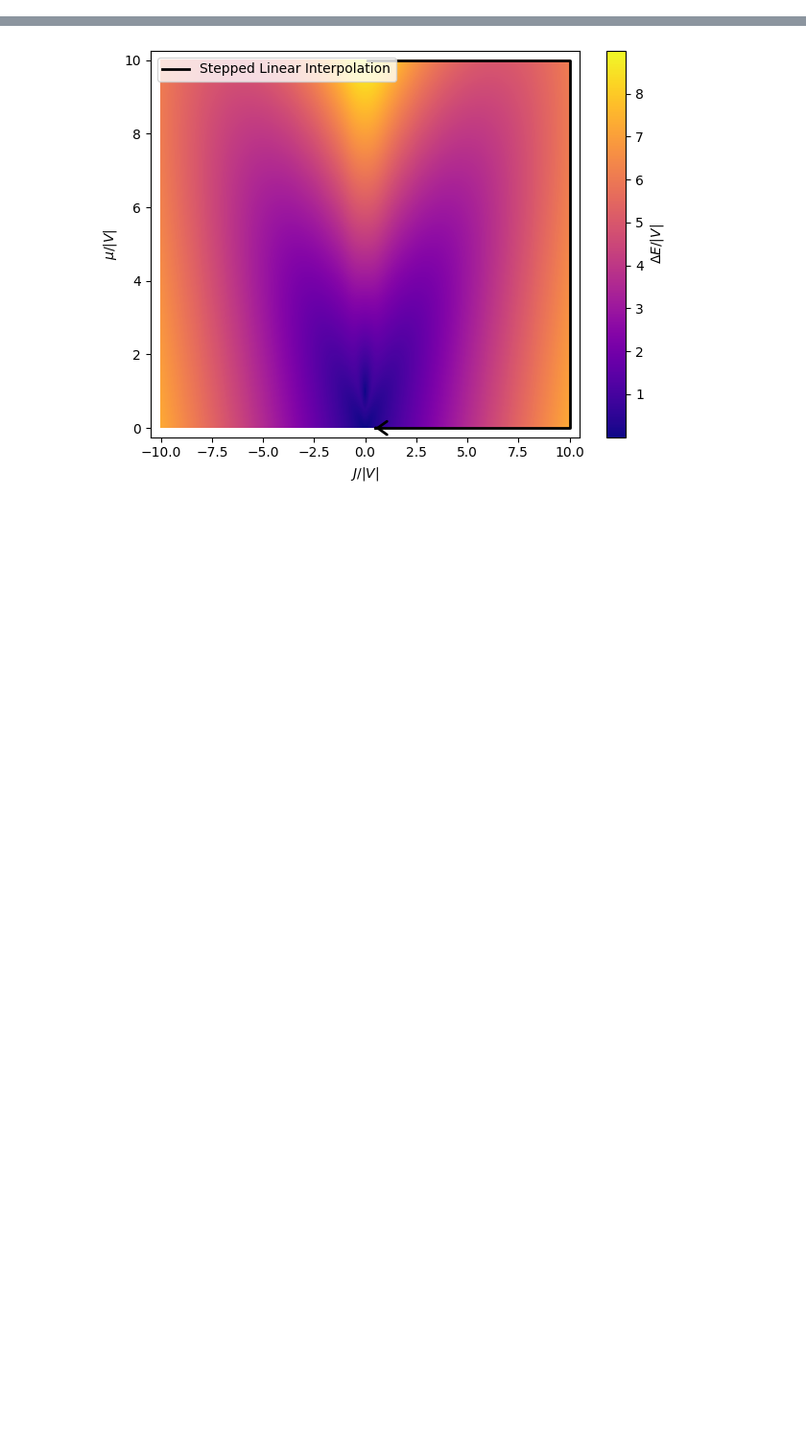
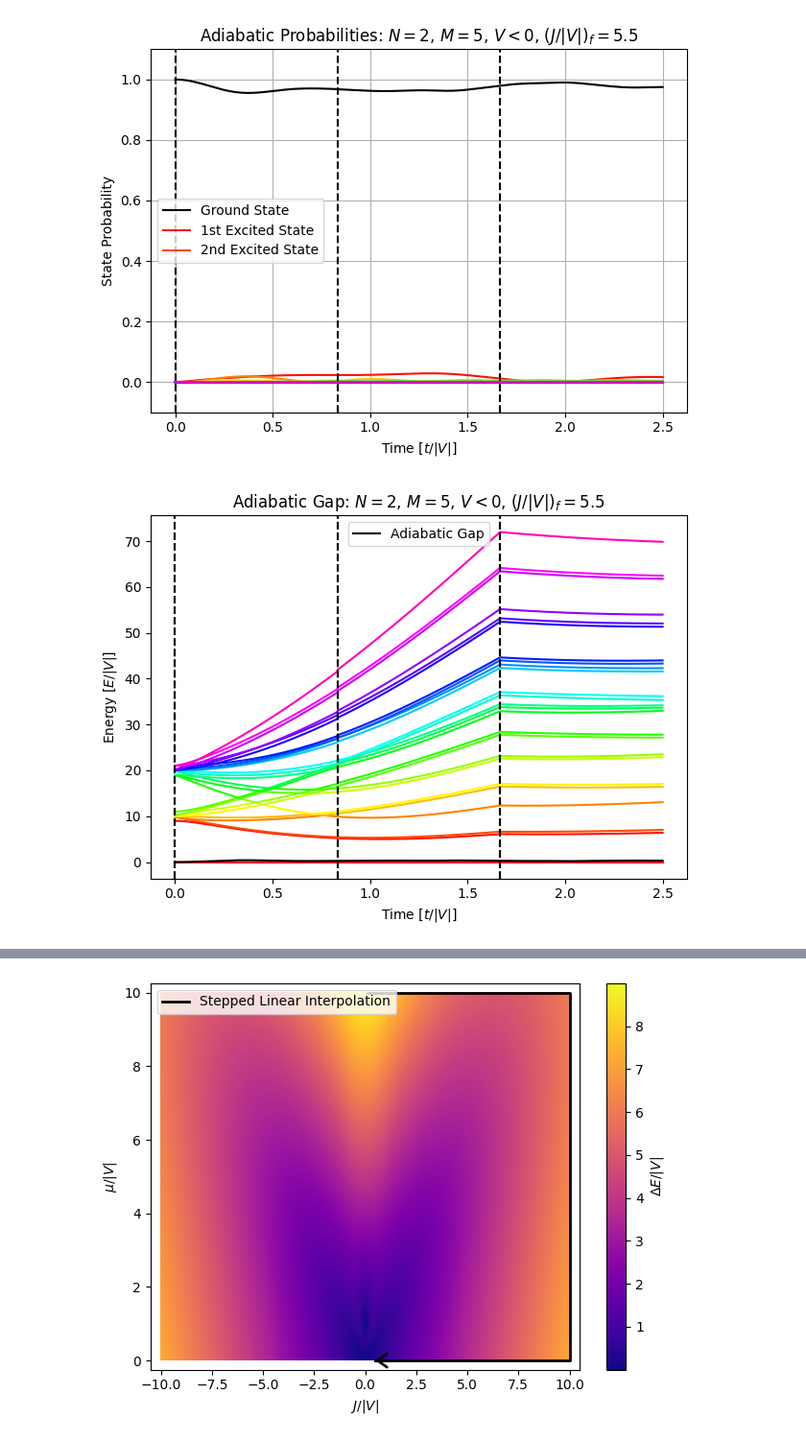
Before and after one commit to jwdesroches/synthetic_dimensions, a Jupyter notebook: adiabatic_evolution/plotting_test.ipynb, the cells around one changed output, grey strips where cells are left out. Shown at 96% size. Cells and saved outputs as stored; diff of their text form; code cells hidden in the pictures; blank space fills up the shorter version.

```diff
--- a/adiabatic_evolution/plotting_test.ipynb
+++ b/adiabatic_evolution/plotting_test.ipynb
@@ -17,22 +17,19 @@ M = 5
 V = -1
 dt = 0.01
 
-time_array = [1.25, 1.25, 1.25, 1.25]
+time_array = [2.5/3, 2.5/3, 2.5/3]
+
 J_V_ratios = [
     [0.1, 10],  # step 1
     [10, 10],   # step 2
-    [10, 2],    # step 3
-    [2, 0.5]    # step 4
+    [10, 5.5],    # step 3
 ]
 
 mu_V_ratios = [
     [10, 10],  # step 1
     [10, 0],   # step 2
     [0, 0],    # step 3
-    [0, 0]     # step 4
 ]
 
 times, J_V_ratio_routine, mu_V_ratio_routine = make_linear_stepped_routines(J_V_ratios, mu_V_ratios, time_array, dt)
-
-adiabatic_energies, adiabatic_wavefunctions, adiabatic_probabilities, adiabatic_overlaps, true_energies = \
-    simulate_adiabatic_evolution(N, M, V, mu_V_ratio_routine, J_V_ratio_routine, times, dt=dt, initial_state=None)
+results = simulate_adiabatic_evolution(N, M, V, mu_V_ratio_routine, J_V_ratio_routine, times, dt=dt, initial_state=None)
@@ -155,0 +36,5 @@ for time in time_array:
+# %%
+plot_adiabatic_evolution(N, M, results, times, J_V_ratio_routine, mu_V_ratio_routine, time_array)
+# %% [output]
+[figure, added]
+[figure, added]
```
Also changed, not shown: parts of 3 cells of this notebook, 6 other files.
